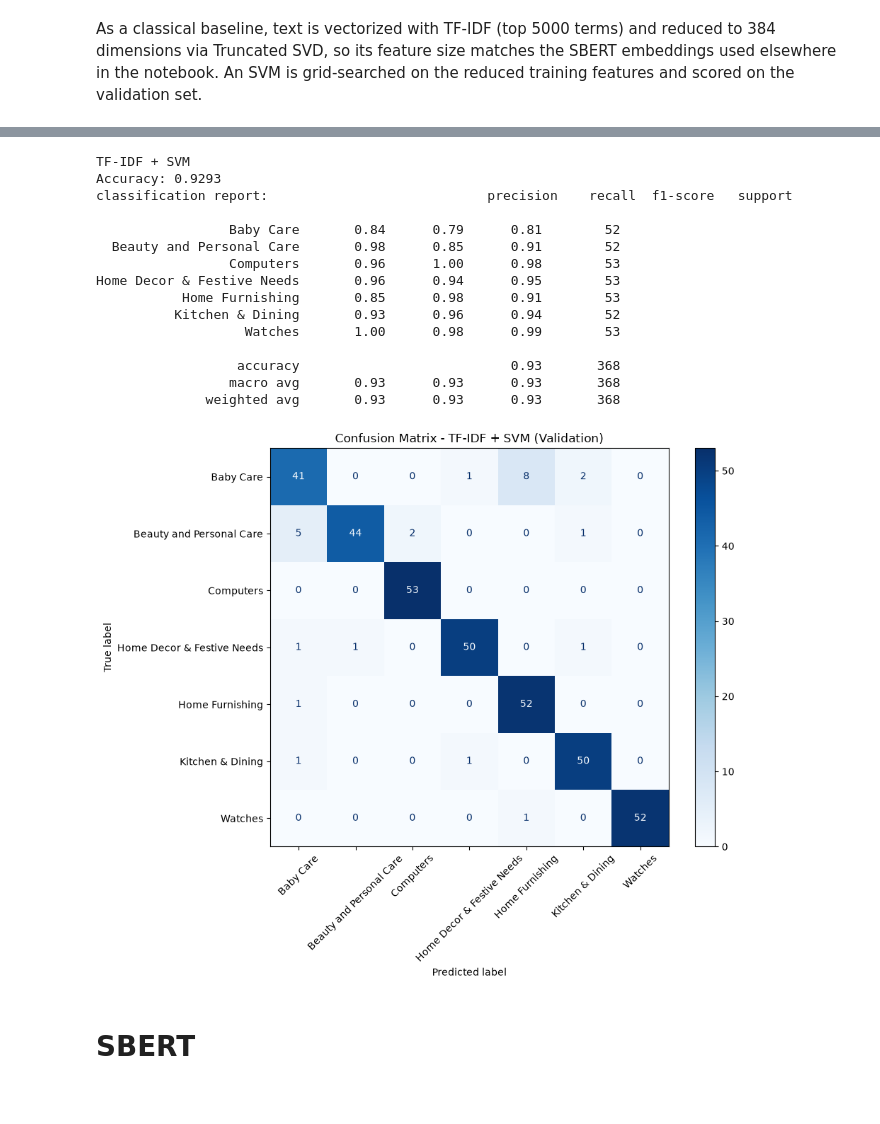
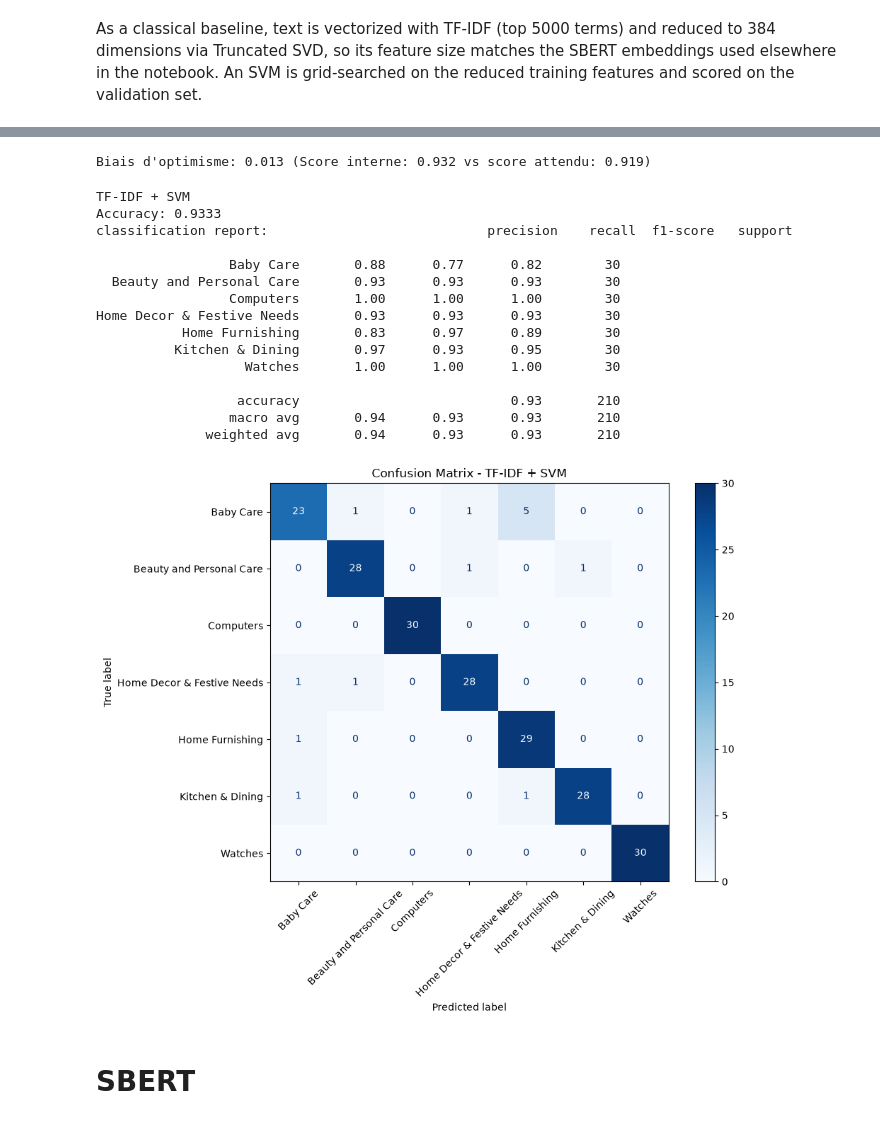
Before and after one commit to Bright381/SBERT-TFIDF, a Jupyter notebook: notebook_sbert.ipynb, the cells around one changed output, grey strips where cells are left out. Drawn from its saved outputs; the diff is of its cells as text; code cells hidden in the pictures.

```diff
--- a/notebook_sbert.ipynb
+++ b/notebook_sbert.ipynb
@@ -485,0 +475,27 @@ GridSearchCV(cv=5,
+# %%
+inner_cv = StratifiedKFold(n_splits=5, shuffle=True, random_state=42)
+outer_cv = StratifiedKFold(n_splits=5, shuffle=True, random_state=42)
+
+tfidf_svm = LinearSVC(random_state=42, max_iter=20000, class_weight='balanced')
+param_grid = {
+    'C': [0.001, 0.01, 0.1, 1.0, 10.0],
+    'loss': ['hinge', 'squared_hinge']
+}
+
+grid_search_tfidf = GridSearchCV(
+    estimator=tfidf_svm,
+    param_grid=param_grid,
+    cv=inner_cv,
+    scoring='accuracy',
+    n_jobs=-1,
+    verbose=0
+)
+
+nested_scores_svm = cross_val_score(
+    grid_search_tfidf,
+    X_train_tfidf_reduced,
+    y_train,
+    cv=outer_cv,
+    scoring='accuracy',
+    n_jobs=-1
+)
@@ -486,34 +516,38 @@ GridSearchCV(cv=5,
+# %%
+print(f"Biais d'optimisme: {grid_search_tfidf.best_score_ - nested_scores_svm.mean():.3f} (Score interne: {grid_search_tfidf.best_score_:.3f} vs score attendu: {nested_scores_svm.mean():.3f})")
+# %% [output]
+Biais d'optimisme: 0.013 (Score interne: 0.932 vs score attendu: 0.919)
 # %%
-y_pred_tfidf = grid_search_tfidf.predict(X_val_tfidf_reduced)
-print(f"TF-IDF + SVM\nAccuracy: {accuracy_score(y_val, y_pred_tfidf):.4f}\nclassification report:{classification_report(y_val, y_pred_tfidf, target_names=target_names)}")
+y_pred_tfidf = grid_search_tfidf.predict(X_test_tfidf_reduced)
+print(f"TF-IDF + SVM\nAccuracy: {accuracy_score(y_test, y_pred_tfidf):.4f}\nclassification report:{classification_report(y_test, y_pred_tfidf, target_names=target_names)}")
 
-cm = confusion_matrix(y_val, y_pred_tfidf)
+cm = confusion_matrix(y_test, y_pred_tfidf)
 
 fig, ax = plt.subplots(figsize=(10, 8))
 disp = ConfusionMatrixDisplay(confusion_matrix=cm, display_labels=target_names)
 
 disp.plot(cmap=plt.cm.Blues, ax=ax, xticks_rotation=45)
 
-plt.title("Confusion Matrix - TF-IDF + SVM (Validation)")
+plt.title("Confusion Matrix - TF-IDF + SVM")
 plt.tight_layout()
 plt.show()
 # %% [output]
 TF-IDF + SVM
-Accuracy: 0.9293
+Accuracy: 0.9333
 classification report:                            precision    recall  f1-score   support
 
-                 Baby Care       0.84      0.79      0.81        52
-  Beauty and Personal Care       0.98      0.85      0.91        52
-                 Computers       0.96      1.00      0.98        53
-Home Decor & Festive Needs       0.96      0.94      0.95        53
-           Home Furnishing       0.85      0.98      0.91        53
-          Kitchen & Dining       0.93      0.96      0.94        52
-                   Watches       1.00      0.98      0.99        53
+                 Baby Care       0.88      0.77      0.82        30
+  Beauty and Personal Care       0.93      0.93      0.93        30
+                 Computers       1.00      1.00      1.00        30
+Home Decor & Festive Needs       0.93      0.93      0.93        30
+           Home Furnishing       0.83      0.97      0.89        30
+          Kitchen & Dining       0.97      0.93      0.95        30
+                   Watches       1.00      1.00      1.00        30
 
-                  accuracy                           0.93       368
-                 macro avg       0.93      0.93      0.93       368
-              weighted avg       0.93      0.93      0.93       368
+                  accuracy                           0.93       210
+                 macro avg       0.94      0.93      0.93       210
+              weighted avg       0.94      0.93      0.93       210
-[figure, old version]
+[figure, new version]
 # %% [markdown]
 # SBERT
 # %% [markdown]
```
Also changed, not shown: parts of 57 cells of this notebook.
